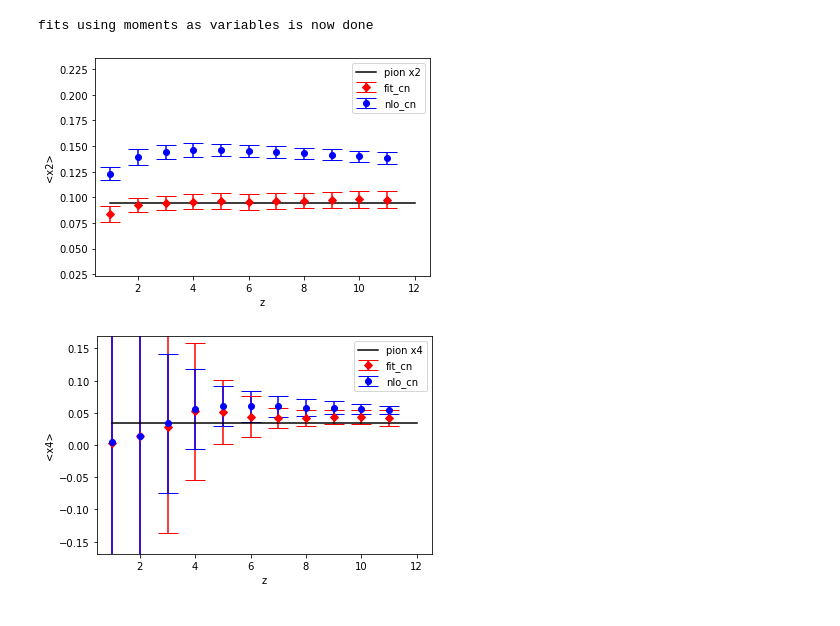
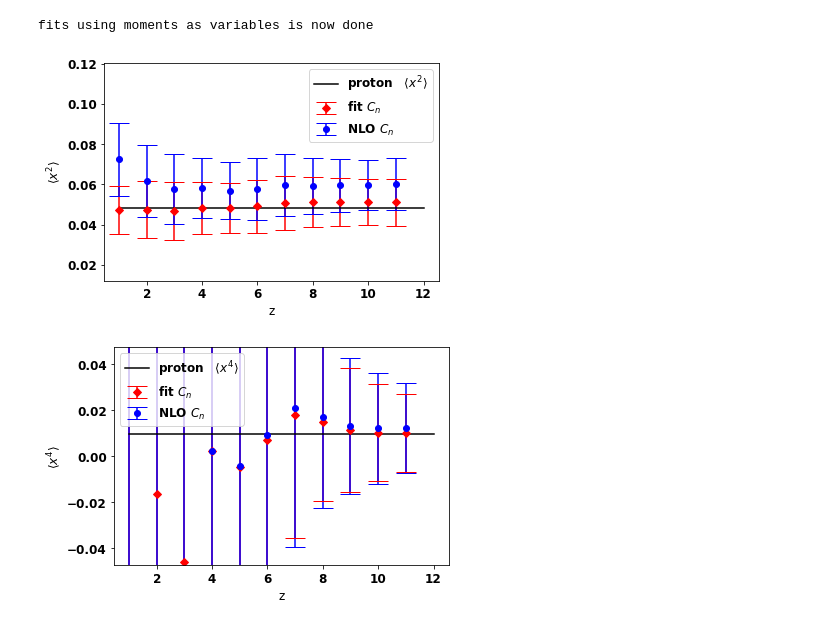
Before and after one commit to astronikil/lattice_Cn, a Jupyter notebook: analysis.ipynb, the cells around one changed output. Cells and saved outputs as stored; diff of their text form; code cells hidden in the pictures.

```diff
--- a/analysis.ipynb
+++ b/analysis.ipynb
@@ -89,9 +104,9 @@ plt.close()
 #################################################################################
 
 
-number_of_cn = 4   # number of wilson coeffs to be fit
+number_of_cn = 5   # number of wilson coeffs to be fit
 
-itd_obj_inp = itd_proton
+itd_obj_inp = itd_pion
 
 obj_standard =    itd_fit(
                       itd_obj_inp,
@@ -136,7 +178,7 @@ plt.legend(); plt.show(); plt.close()
 #     set testitd to itd_proton if you want to analyze proton, else to itd_pion
 ######################################################################################
 
-testitd = itd_pion           # change this to the hadron you want
+testitd = itd_proton           # change this to the hadron you want
 
 def cn_from_fits(z, n, j):
     #
@@ -194,31 +236,39 @@ fits using moments as variables is now done
 # %%
 #################################################################################
 #     Plot fitted moments <x^2> and <x^4> as a function of z.
 #.    Results using fitted values of c_n (red) and NLO c_n (blue) are shown
 #.    The actual value of moment for the hadron is shown by the black line
 #################################################################################
 
 plt.close()
-plt.errorbar(*mdat2.T, ls='', marker = 'D', label = 'fit_cn', capsize=10, color = 'r')
-plt.errorbar(*mdat2_nlo.T, ls='', marker = 'o', label = 'nlo_cn', capsize=10, color = 'b')
+
+f = plt.figure()
+plt.errorbar(*mdat2.T, ls='', marker = 'D', label = 'fit '+r'$C_n$', capsize=10, color = 'r')
+plt.errorbar(*mdat2_nlo.T, ls='', marker = 'o', label = 'NLO '+r'$C_n$', capsize=10, color = 'b')
 
 zaxis = obj_standard.minres['zrange']
 ref = testitd.moments[2]*np.array([1.0 for z in zaxis])
-plt.plot(zaxis, ref, label=testitd.hadname+' x2', color = 'black')
-plt.xlabel('z'); plt.ylabel('<x2>')
+plt.plot(zaxis, ref, label=testitd.hadname+r'$\quad \langle x^2\rangle$', color = 'black')
+plt.xlabel('z'); plt.ylabel(r'$\langle x^2\rangle$')
 plt.ylim(0.25*ref[0], 2.5*ref[0])
-plt.legend(); plt.show(); plt.close()
+plt.legend(); plt.show();
 
-plt.errorbar(*mdat4.T, ls='', marker = 'D', label = 'fit_cn', capsize=10, color = 'r')
-plt.errorbar(*mdat4_nlo.T, ls='', marker = 'o', label = 'nlo_cn', capsize=10, color = 'b')
-plt.xlabel('z'); plt.ylabel('<x4>')
+f.savefig('/Users/nkarthik/plot_x2'+lobjname+corrname+'.pdf', bbox_inches='tight')
+plt.close()
+
+f = plt.figure()
+plt.errorbar(*mdat4.T, ls='', marker = 'D', label = 'fit '+r'$C_n$', capsize=10, color = 'r')
+plt.errorbar(*mdat4_nlo.T, ls='', marker = 'o', label = 'NLO '+r'$C_n$', capsize=10, color = 'b')
+plt.xlabel('z'); plt.ylabel(r'$\langle x^4\rangle$')
 ref = testitd.moments[4]*np.array([1.0 for z in zaxis])
-plt.plot(zaxis, ref,  label=testitd.hadname+' x4', color = 'black')
+plt.plot(zaxis, ref,  label=testitd.hadname+r'$\quad \langle x^4\rangle$', color = 'black')
 plt.ylim(-5*ref[0], 5*ref[0])
-plt.legend(); plt.show(); plt.close()
+plt.legend(); plt.show();
+f.savefig('/Users/nkarthik/plot_x4'+lobjname+corrname+'.pdf', bbox_inches='tight')
+plt.close()
 # %% [output]
-[figure, old version]
+[figure, new version]
-[figure, old version]
+[figure, new version]
 # %%
 ######################################################################################
 #     PDF analysis of the itd object determined by the variable "testitd". The value of
```
Also changed, not shown: parts of 5 cells of this notebook.
